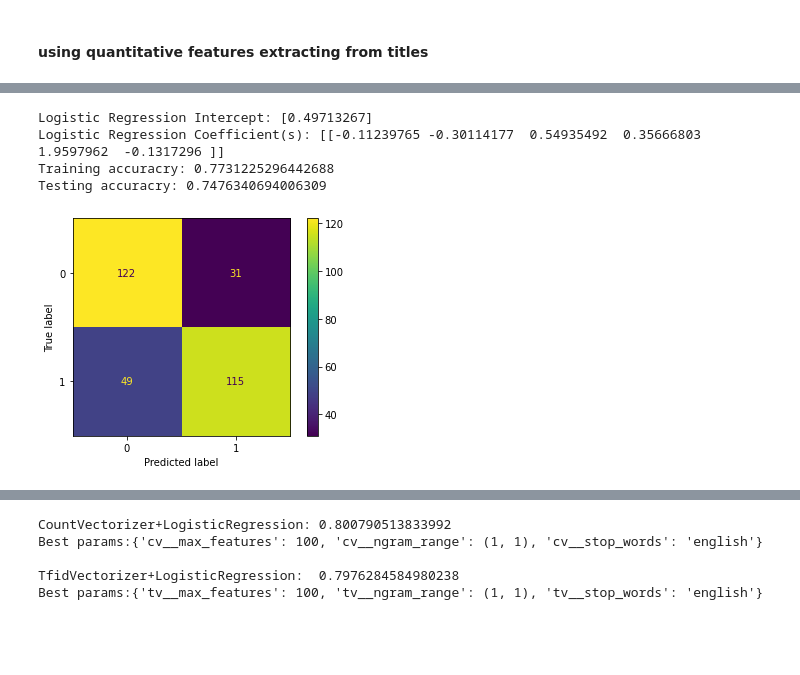
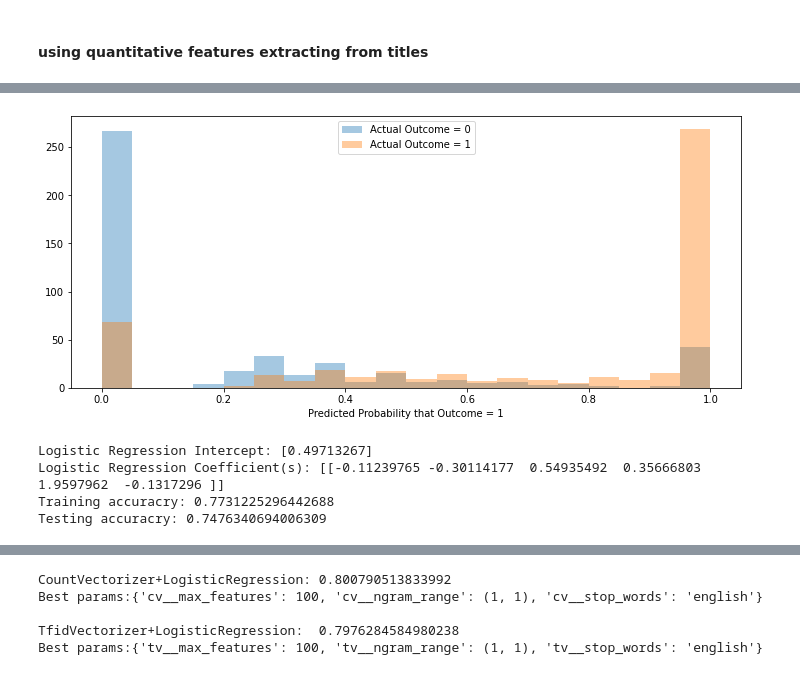
Before and after one commit to niphonch/project3_NLP_subreddit, a Jupyter notebook: NLP frequent word removal.ipynb, the cells around one changed output, grey strips where cells are left out. Cells and saved outputs as stored; diff of their text form; code cells hidden in the pictures; blank space fills up the shorter version.

```diff
--- a/NLP frequent word removal.ipynb
+++ b/NLP frequent word removal.ipynb
@@ -381,0 +423,6 @@ ConfusionMatrixDisplay(confusion_matrix=cm_logreg).plot();
+# %%
+pred_df = pd.DataFrame({'true_values': y_test, 'predicted_values': y_preds_logreg,
+                        'predicted_probs':
+                        logreg.predict_proba(X_test_sc).round(2)[:,1]})
+
+pred_df.head(10)
@@ -382,3 +441,16 @@ ConfusionMatrixDisplay(confusion_matrix=cm_logreg).plot();
+# %%
+# Distplot
+plt.figure(figsize=(12,5))
+
+# Plot distributions of predicted probabilities by actual value
+for group in pred_df.groupby('true_values'):
+    sns.distplot(group[1], kde=False, bins=20,
+                 label=f'Actual Outcome = {group[0]}')
+
+plt.xlabel('Predicted Probability that Outcome = 1')
+plt.legend();
+# %% [output]
+[figure, added]
 # %%
 # Set X and y
 X = df[['num_words', 'num_unique_words',
@@ -407,9 +479,3 @@ Logistic Regression Intercept: [0.49713267]
 Logistic Regression Coefficient(s): [[-0.11239765 -0.30114177  0.54935492  0.35666803  1.9597962  -0.1317296 ]]
 Training accuracry: 0.7731225296442688
 Testing accuracry: 0.7476340694006309
-# %%
-y_preds_logreg = logreg.predict(X_test_sc)
-cm_logreg = confusion_matrix(y_test, y_preds_logreg)
-ConfusionMatrixDisplay(confusion_matrix=cm_logreg).plot();
-# %% [output]
-[figure, removed]
```
Also changed, not shown: parts of 118 cells of this notebook.
